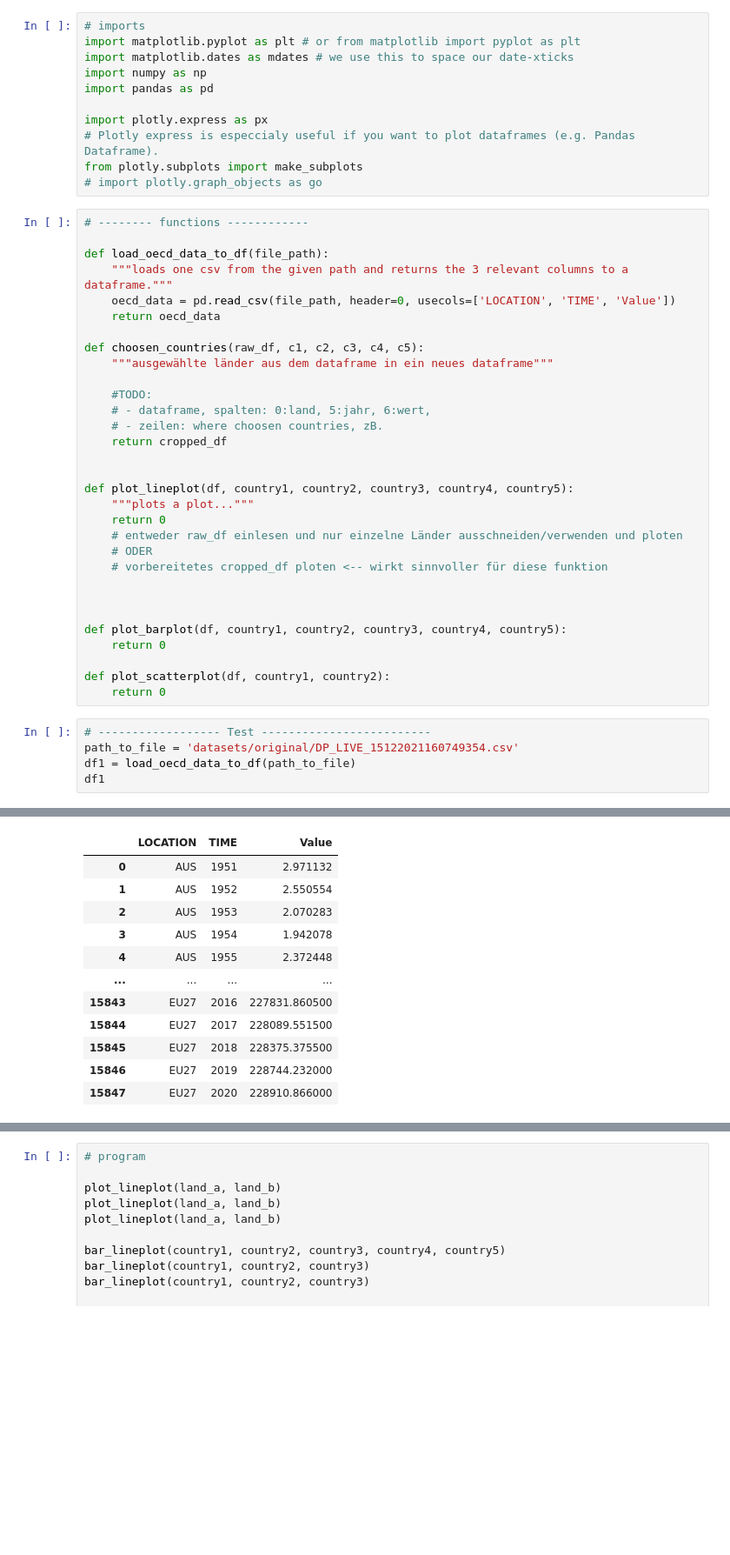
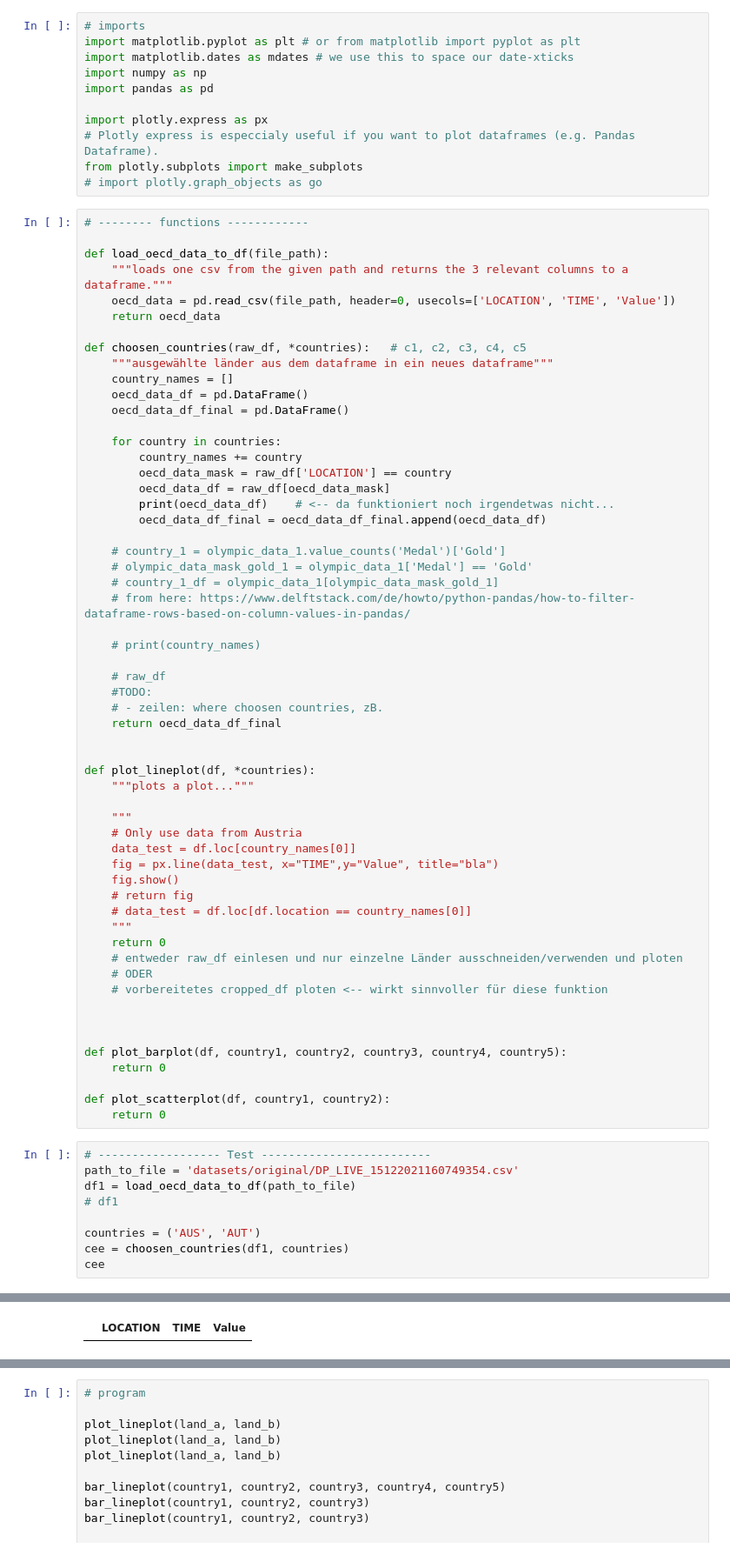
Before and after one commit to Ppandda/Informatik_ass2, a Jupyter notebook: assignment2_burns.ipynb, the cells around one changed output, grey strips where cells are left out. Shown: that part at 87% size. Cells and saved outputs as stored; diff of their text form; blank space fills up the shorter version.

Commit message:
lineplot works at least without errors but dirty so far

```diff
--- a/assignment2_burns.ipynb
+++ b/assignment2_burns.ipynb
@@ -28,17 +28,43 @@ def load_oecd_data_to_df(file_path):
     oecd_data = pd.read_csv(file_path, header=0, usecols=['LOCATION', 'TIME', 'Value'])
     return oecd_data
 
-def choosen_countries(raw_df, c1, c2, c3, c4, c5):
+def choosen_countries(raw_df, *countries):   # c1, c2, c3, c4, c5
     """ausgewählte länder aus dem dataframe in ein neues dataframe"""
+    country_names = []
+    oecd_data_df = pd.DataFrame()
+    oecd_data_df_final = pd.DataFrame()
 
+    for country in countries:
+        country_names += country
+        oecd_data_mask = raw_df['LOCATION'] == country
+        oecd_data_df = raw_df[oecd_data_mask]
+        print(oecd_data_df)    # <-- da funktioniert noch irgendetwas nicht...
+        oecd_data_df_final = oecd_data_df_final.append(oecd_data_df)
+
+    # country_1 = olympic_data_1.value_counts('Medal')['Gold']
+    # olympic_data_mask_gold_1 = olympic_data_1['Medal'] == 'Gold'
+    # country_1_df = olympic_data_1[olympic_data_mask_gold_1]
+    # from here: https://www.delftstack.com/de/howto/python-pandas/how-to-filter-dataframe-rows-based-on-column-values-in-pandas/
+
+    # print(country_names)
+
+    # raw_df
     #TODO:
-    # - dataframe, spalten: 0:land, 5:jahr, 6:wert,
     # - zeilen: where choosen countries, zB.
-    return cropped_df
+    return oecd_data_df_final
 
 
-def plot_lineplot(df, country1, country2, country3, country4, country5):
+def plot_lineplot(df, *countries):
     """plots a plot..."""
+
+    """
+    # Only use data from Austria
+    data_test = df.loc[country_names[0]]
+    fig = px.line(data_test, x="TIME",y="Value", title="bla")
+    fig.show()
+    # return fig
+    # data_test = df.loc[df.location == country_names[0]]
+    """
     return 0
     # entweder raw_df einlesen und nur einzelne Länder ausschneiden/verwenden und ploten
     # ODER
@@ -55,5 +81,9 @@ def plot_scatterplot(df, country1, country2):
 # ------------------ Test -------------------------
 path_to_file = 'datasets/original/DP_LIVE_15122021160749354.csv'
 df1 = load_oecd_data_to_df(path_to_file)
-df1
+# df1
+
+countries = ('AUS', 'AUT')
+cee = choosen_countries(df1, countries)
+cee
 # %% [output]
@@ -60,12 +93 @@ df1
 |  | LOCATION | TIME | Value |
-| 0 | AUS | 1951 | 2.971132 |
-| 1 | AUS | 1952 | 2.550554 |
-| 2 | AUS | 1953 | 2.070283 |
-| 3 | AUS | 1954 | 1.942078 |
-| 4 | AUS | 1955 | 2.372448 |
-| ... | ... | ... | ... |
-| 15843 | EU27 | 2016 | 227831.860500 |
-| 15844 | EU27 | 2017 | 228089.551500 |
-| 15845 | EU27 | 2018 | 228375.375500 |
-| 15846 | EU27 | 2019 | 228744.232000 |
-| 15847 | EU27 | 2020 | 228910.866000 |
```
Also changed, not shown: parts of 1 cell of this notebook, 1 other file.
